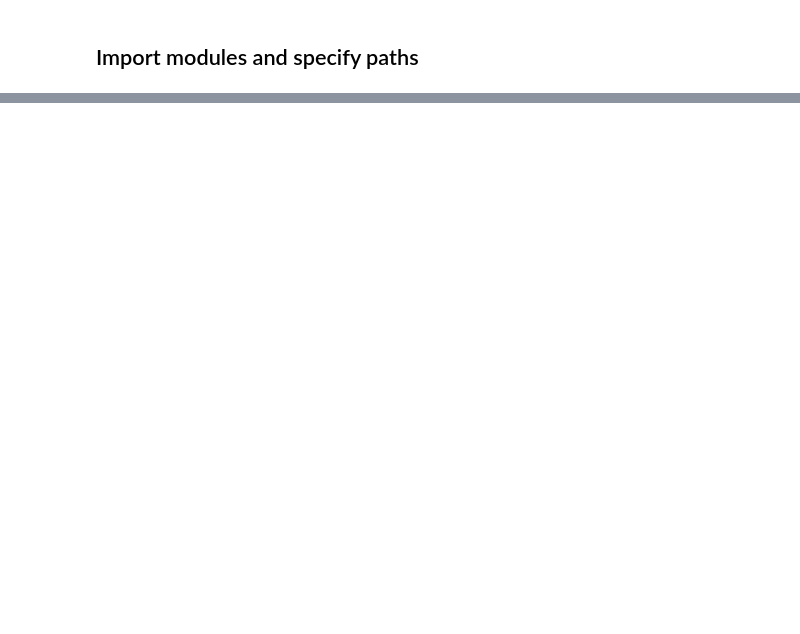
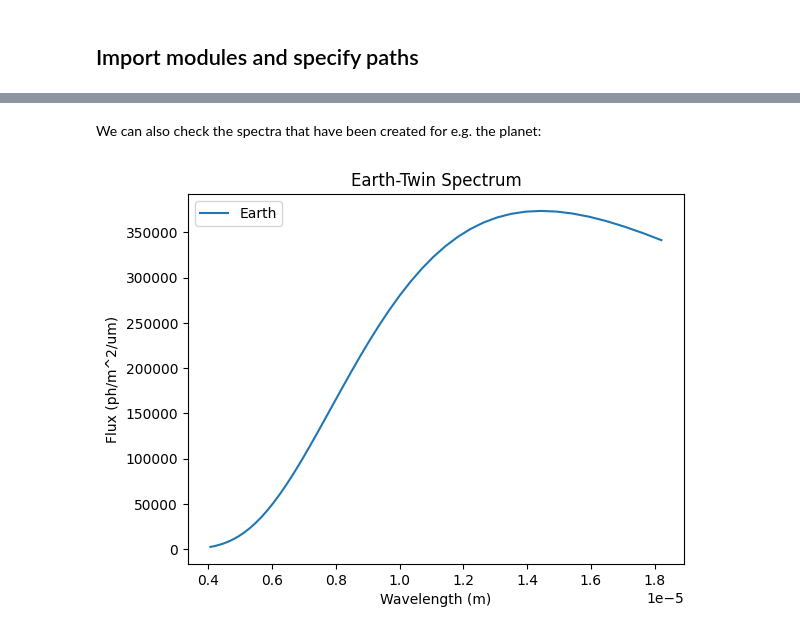
Before and after one commit to pahuber/PHRINGE, a Jupyter notebook: docs/tutorials/example_basic.ipynb, the cells around one changed output, grey strips where cells are left out. Drawn from its saved outputs; the diff is of its cells as text; code cells hidden in the pictures; blank space fills up the shorter version.

```diff
--- a/docs/tutorials/example_basic.ipynb
+++ b/docs/tutorials/example_basic.ipynb
@@ -24,0 +40,14 @@ phringe.run(
+# %% [markdown]
+We can also check the spectra that have been created for e.g. the planet:
+# %%
+earth_twin_spectrum = phringe.get_source_spectrum('Earth').cpu().numpy()
+wavelengths = phringe.get_wavelength_bin_centers().cpu().numpy()
+
+plt.plot(wavelengths, earth_twin_spectrum, label='Earth')
+plt.title('Earth-Twin Spectrum')
+plt.ylabel('Flux (ph/m^2/um)')
+plt.xlabel('Wavelength (m)')
+plt.legend()
+plt.show()
+# %% [output]
+[figure, added]
```
Also changed, not shown: parts of 15 cells of this notebook, 24 other files.
